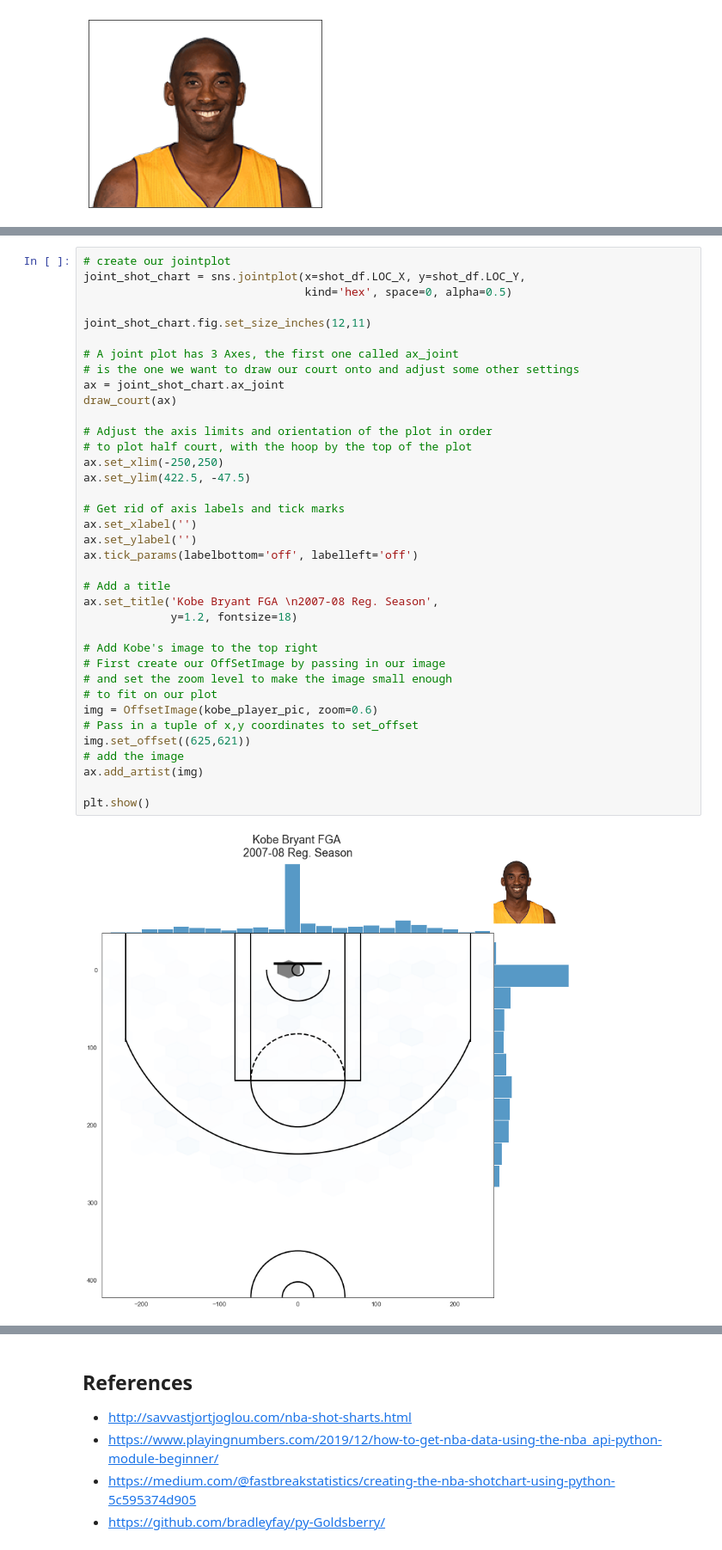
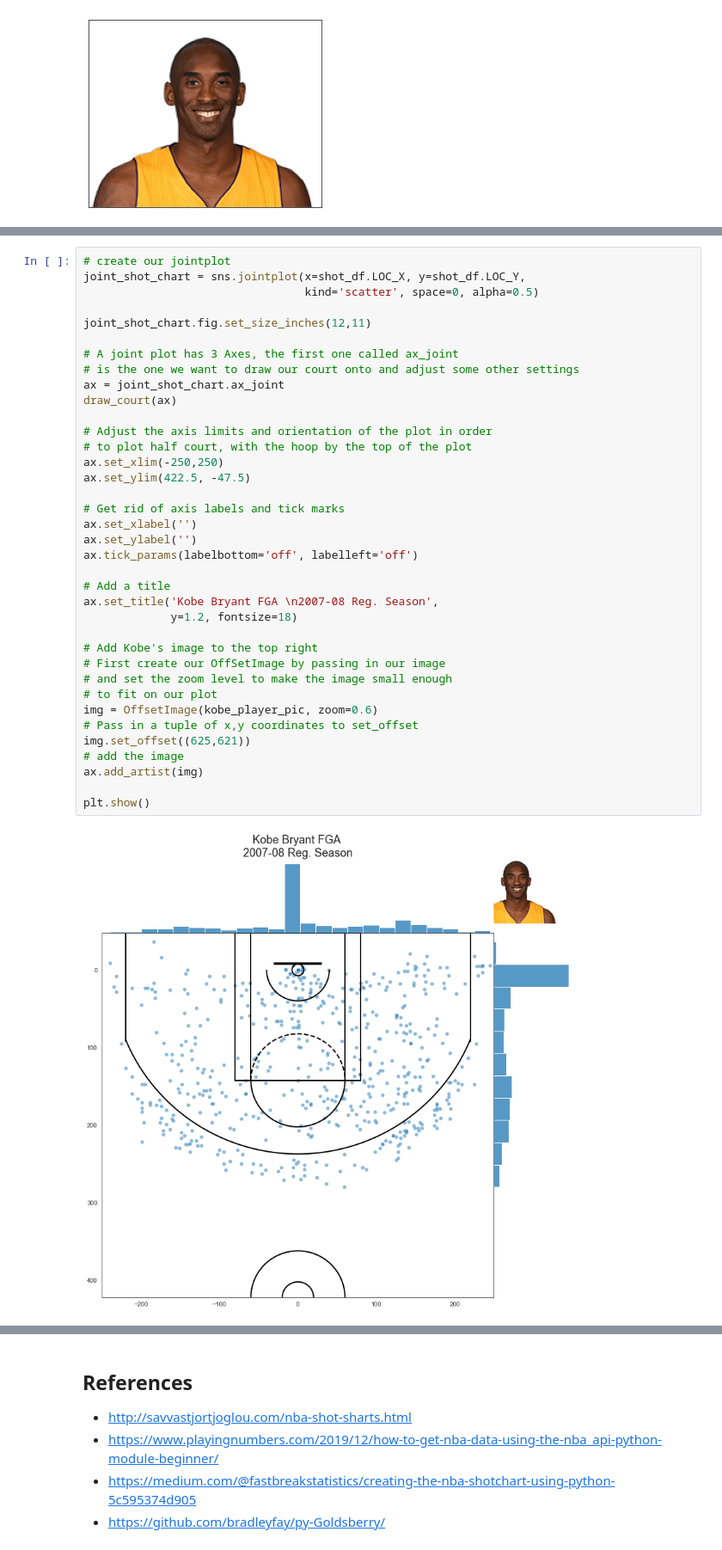
Before and after one commit to kpolimis/kpolimis.github.io-src, a Jupyter notebook: content/downloads/notebooks/nba_shot_charts_part_1.ipynb, the cells around one changed output, grey strips where cells are left out. Shown at 86% size. Drawn from its saved outputs; the diff is of its cells as text.

Commit message:
modified nba shot charts part 1 blog post and notebook

```diff
--- a/content/downloads/notebooks/nba_shot_charts_part_1.ipynb
+++ b/content/downloads/notebooks/nba_shot_charts_part_1.ipynb
@@ -265,7 +265,7 @@ now let's add our player image to the V1 of the shot chart
 # %%
 # create our jointplot
 joint_shot_chart = sns.jointplot(x=shot_df.LOC_X, y=shot_df.LOC_Y,
-                                 kind='hex', space=0, alpha=0.5)
+                                 kind='scatter', space=0, alpha=0.5)
 
 joint_shot_chart.fig.set_size_inches(12,11)
 
@@ -273,31 +273,31 @@ joint_shot_chart.fig.set_size_inches(12,11)
 # is the one we want to draw our court onto and adjust some other settings
 ax = joint_shot_chart.ax_joint
 draw_court(ax)
 
 # Adjust the axis limits and orientation of the plot in order
 # to plot half court, with the hoop by the top of the plot
 ax.set_xlim(-250,250)
 ax.set_ylim(422.5, -47.5)
 
 # Get rid of axis labels and tick marks
 ax.set_xlabel('')
 ax.set_ylabel('')
 ax.tick_params(labelbottom='off', labelleft='off')
 
 # Add a title
 ax.set_title('Kobe Bryant FGA \n2007-08 Reg. Season',
              y=1.2, fontsize=18)
 
 # Add Kobe's image to the top right
 # First create our OffSetImage by passing in our image
 # and set the zoom level to make the image small enough
 # to fit on our plot
 img = OffsetImage(kobe_player_pic, zoom=0.6)
 # Pass in a tuple of x,y coordinates to set_offset
 img.set_offset((625,621))
 # add the image
 ax.add_artist(img)
 
 plt.show()
 # %% [output]
-[figure, old version]
+[figure, new version]
```
Also changed, not shown: parts of 31 cells of this notebook, 1 other file.
